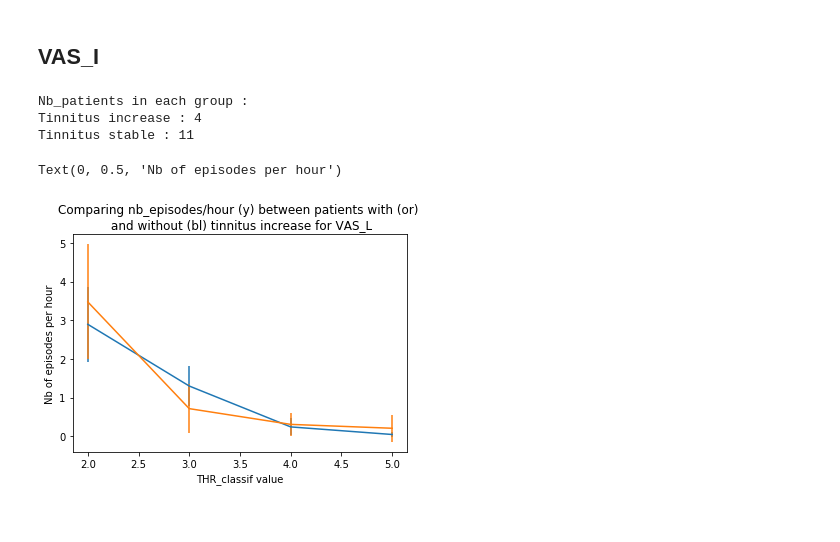
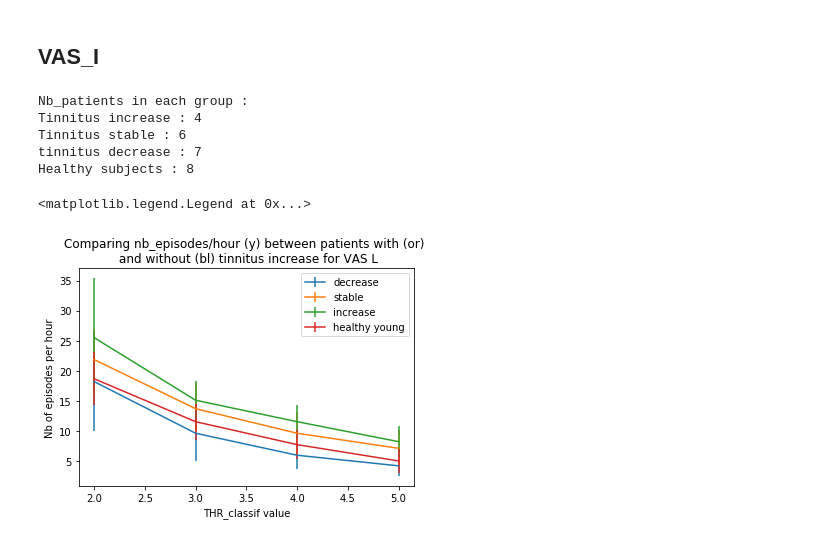
Before and after one commit to lkorczowski/Tinnitus-n-Sleep, a Jupyter notebook: notebooks/Bruxism_Inter_subject_analysis.ipynb, the cells around one changed output. Saved outputs shown, nothing was run; the diff lists cells and outputs as text; code cells hidden in the pictures.

```diff
--- a/notebooks/Bruxism_Inter_subject_analysis.ipynb
+++ b/notebooks/Bruxism_Inter_subject_analysis.ipynb
@@ -270,6 +303,7 @@ for j in range(len(THR_classif)):
     #print(j+2)
 
     regre = scipy.stats.linregress(tab[0],tab[1])
+    spear = scipy.stats.spearmanr(tab[0],tab[1])
     #print(regre)
     slope=regre[0]
     intercept = regre[1]
@@ -277,7 +311,7 @@ for j in range(len(THR_classif)):
     plt.scatter(tab[0], tab[1])
     plt.plot([i-25 for i in range(40)],[intercept + slope *(i-25) for i in range(40)])
     #plt.plot([i-1 for i in range(3)],[intercept + slope *(i-1) for i in range(3)])
-    plt.title("Correlation attempt for THR_classif of " + str(j+2) + " with p_val "+ str("%.3f" % regre[3]))
+    plt.title("Correlation attempt for THR_classif of " + str(j+2) + " with p_val "+ str("%.3f" % spear[1]))
     plt.xlabel('(Morning masking volume) - (night masking volume) ')
     plt.ylabel('Nb of episodes per hour')
 # %% [output]
@@ -292,12 +326,13 @@ for j in range(len(THR_classif)):
     tab = np.asanyarray(pourc_scat[j])
     tab = tab.transpose()
     regre = scipy.stats.linregress(tab[0],tab[1])
+    spear = scipy.stats.spearmanr(tab[0],tab[1])
     slope=regre[0]
     intercept = regre[1]
     plt.figure()
     plt.scatter(tab[0], tab[1])
     plt.plot([i-1 for i in range(3)],[intercept + slope *(i-1) for i in range(3)])
-    plt.title("Correlation attempt for THR_classif of " + str(j+2) + " with p_val "+ str("%.3f" % regre[3]))
+    plt.title("Correlation attempt for THR_classif of " + str(j+2) + " with p_val "+ str("%.3f" % spear[1]))
     plt.xlabel('(Morning masking volume) - (night masking volume) / (night masking volume) ')
     plt.ylabel('Nb of episodes per hour')
 # %% [output]
@@ -378,6 +434,7 @@ for j in range(len(THR_classif)):
     #print(j+2)
 
     regre = scipy.stats.linregress(tab[0],tab[1])
+    spear = scipy.stats.spearmanr(tab[0],tab[1])
     #print(regre)
     slope=regre[0]
     intercept = regre[1]
@@ -385,7 +442,7 @@ for j in range(len(THR_classif)):
     plt.scatter(tab[0], tab[1])
     plt.plot([i-7 for i in range(14)],[intercept + slope *(i-7) for i in range(14)])
     #plt.plot([i-1 for i in range(3)],[intercept + slope *(i-1) for i in range(3)])
-    plt.title("Correlation attempt for THR_classif of " + str(j+2) + " with p_val "+ str("%.3f" % regre[3]))
+    plt.title("Correlation attempt for THR_classif of " + str(j+2) + " with p_val "+ str("%.3f" % spear[1]))
     plt.xlabel('(Morning VAS_L after) - (morning VAS_L before) ')
     plt.ylabel('Nb of episodes per hour')
 # %% [output]
@@ -398,12 +455,13 @@ for j in range(len(THR_classif)):
     tab = np.asanyarray(pourc_scat[j])
     tab = tab.transpose()
     regre = scipy.stats.linregress(tab[0],tab[1])
+    spear = scipy.stats.spearmanr(tab[0],tab[1])
     slope=regre[0]
     intercept = regre[1]
     plt.figure()
     plt.scatter(tab[0], tab[1])
     plt.plot([i-1 for i in range(3)],[intercept + slope *(i-1) for i in range(3)])
-    plt.title("Correlation attempt for THR_classif of " + str(j+2) + " with p_val "+ str("%.3f" % regre[3]))
+    plt.title("Correlation attempt for THR_classif of " + str(j+2) + " with p_val "+ str("%.3f" % spear[1]))
     plt.xlabel('(Morning VAS_L after) - (morning VAS_L before) / (morning VAS_L before) ')
     plt.ylabel('Nb of episodes per hour')
 # %% [output]
@@ -428,6 +486,7 @@ pourc_scat=[[] for i in range(len(THR_classif))]  #scatter plots with percentage
 
 augm=[[] for i in range(len(THR_classif))]  #patients with tinnitus increase
 stable=[[] for i in range(len(THR_classif))] #patients with stable or decreasing tinnitus
+decrease = [[] for i in range(len(THR_classif))] #patients with decreasing tinnitus
 for elm in evol_VAS_I:
     for i in range(len(get_scores)):
      if not to_suppress.__contains__(elm[0]):
@@ -437,47 +496,66 @@ for elm in evol_VAS_I:
             for j in range(len(THR_classif)):
                 #getting points [abs evolution masking volume ; coreesponding nb_episode/hour]
                 scat[j].append([elm[-2], get_scores[i][1][j]])
-                if elm[-1] < 1 :  # removing a strong outlier
+                #if elm[-1] < 1 :  # removing a strong outlier
                     #getting points [% evolution masking volume ; coreesponding nb_episode/hour]
-                    pourc_scat[j].append([elm[-1], get_scores[i][1][j]])
+                pourc_scat[j].append([elm[-1], get_scores[i][1][j]])
 
             #Sorting patients according to tinnitus evolution overnight
-            if (elm[2]>0):
+            if (elm[2]>0.1):
                 for j in range(len(THR_classif)):
                     augm[j].append(get_scores[i][1][j])
             else:
-                for j in range(len(THR_classif)):
-                    stable[j].append(get_scores[i][1][j])
+                if (elm[2]<-0.1):
+                    for j in range(len(THR_classif)):
+                        decrease[j].append(get_scores[i][1][j])
+                else:
+                    for j in range(len(THR_classif)):
+                        stable[j].append(get_scores[i][1][j])
+
+
 
 #Calculating mean and standard deviation for all THR_classif values
 augm_m=[]
 augm_std=[]
 stable_m=[]
 stable_std=[]
+decrease_m=[]
+decrease_std=[]
 for elm in augm:
     augm_m.append(np.mean(elm))
     augm_std.append(np.std(elm))
 for elm in stable:
     stable_m.append(np.mean(elm))
     stable_std.append(np.std(elm))
+for elm in decrease:
+    decrease_m.append(np.mean(elm))
+    decrease_std.append(np.std(elm))
 
 print("Nb_patients in each group : ")
 print("Tinnitus increase : " + str(len(augm[0])))
 print("Tinnitus stable : " + str(len(stable[0])))
+print("tinnitus decrease : " + str(len(decrease[0])))
+print("Healthy subjects : " + str(len(scores_sains[0])))
+
 
 #Displaying
 plt.figure()
-plt.errorbar([i+2 for i in range(len(THR_classif))],stable_m, stable_std)
-plt.errorbar([i+2 for i in range(len(THR_classif))], augm_m, augm_std)
-plt.title("Comparing nb_episodes/hour (y) between patients with (or) \n and without (bl) tinnitus increase for VAS_L" )
+plt.errorbar([i+2 for i in range(len(THR_classif))],decrease_m, decrease_std, label = "decrease")
+plt.errorbar([i+2 for i in range(len(THR_classif))],stable_m, stable_std, label = "stable")
+plt.errorbar([i+2 for i in range(len(THR_classif))], augm_m, augm_std, label = "increase")
+plt.errorbar([i+2 for i in range(len(THR_classif))], scores_sains_m, scores_sains_std, label = "healthy young")
+plt.title("Comparing nb_episodes/hour (y) between patients with (or) \n and without (bl) tinnitus increase for VAS L" )
 plt.xlabel('THR_classif value')
 plt.ylabel('Nb of episodes per hour')
+plt.legend()
 # %% [output]
 Nb_patients in each group :
 Tinnitus increase : 4
-Tinnitus stable : 11
+Tinnitus stable : 6
+tinnitus decrease : 7
+Healthy subjects : 8
-Text(0, 0.5, 'Nb of episodes per hour')
+<matplotlib.legend.Legend at 0x...>
-[figure, old version]
+[figure, new version]
 # %%
 for j in range(len(THR_classif)):
     tab = np.asanyarray(scat[j])
```
Also changed, not shown: parts of 15 cells of this notebook, 5 other files.
